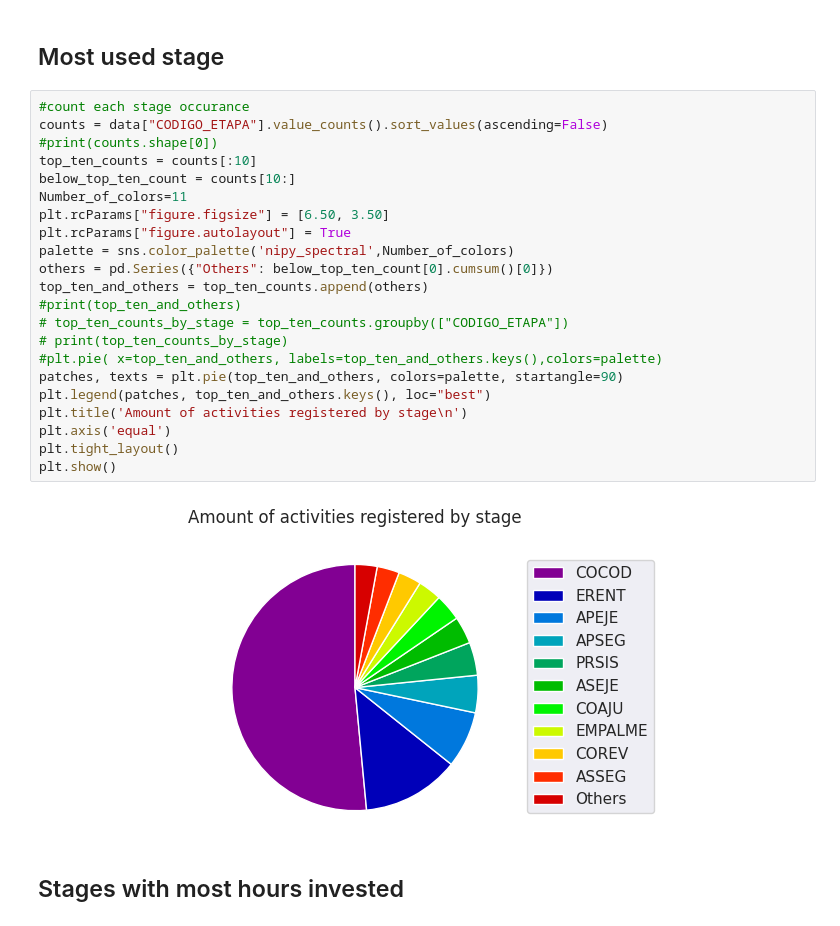
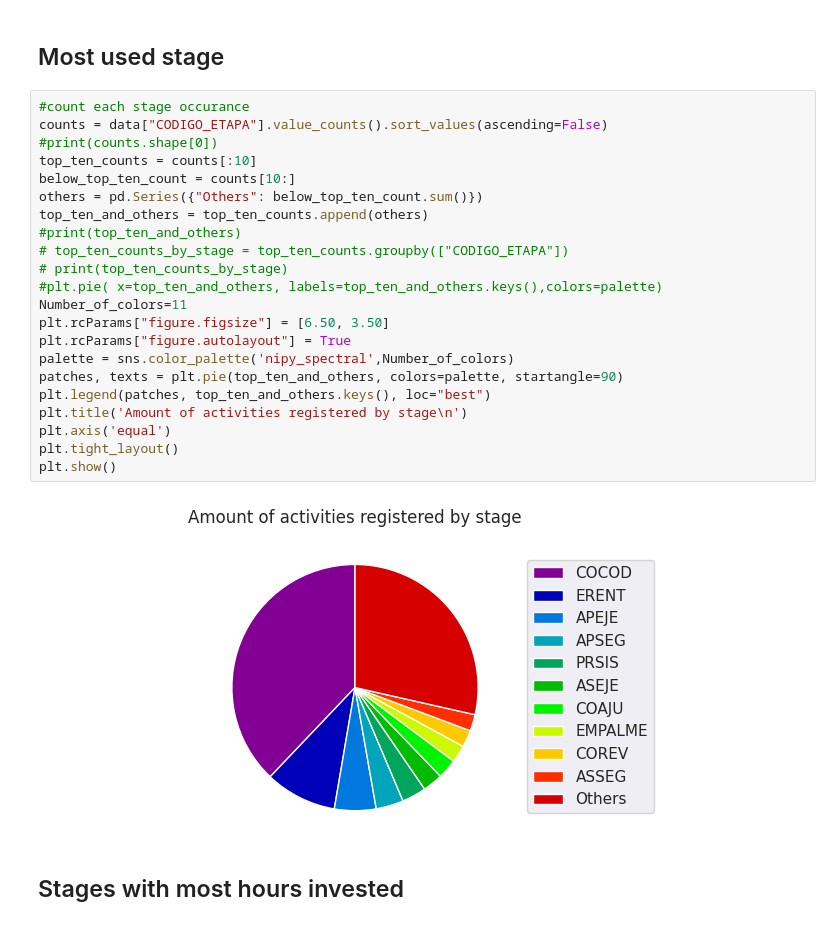
Before and after one commit to jrsalgadoASW/hw4_ares, a Jupyter notebook: model_creation.ipynb, the cells around one changed output. Drawn from its saved outputs; the diff is of its cells as text.

Commit message:
others count fix

```diff
--- a/model_creation.ipynb
+++ b/model_creation.ipynb
@@ -95,27 +95,27 @@ data
 # %%
 #count each stage occurance
 counts = data["CODIGO_ETAPA"].value_counts().sort_values(ascending=False)
 #print(counts.shape[0])
 top_ten_counts = counts[:10]
 below_top_ten_count = counts[10:]
-Number_of_colors=11
-plt.rcParams["figure.figsize"] = [6.50, 3.50]
-plt.rcParams["figure.autolayout"] = True
-palette = sns.color_palette('nipy_spectral',Number_of_colors)
-others = pd.Series({"Others": below_top_ten_count[0].cumsum()[0]})
+others = pd.Series({"Others": below_top_ten_count.sum()})
 top_ten_and_others = top_ten_counts.append(others)
 #print(top_ten_and_others)
 # top_ten_counts_by_stage = top_ten_counts.groupby(["CODIGO_ETAPA"])
 # print(top_ten_counts_by_stage)
 #plt.pie( x=top_ten_and_others, labels=top_ten_and_others.keys(),colors=palette)
+Number_of_colors=11
+plt.rcParams["figure.figsize"] = [6.50, 3.50]
+plt.rcParams["figure.autolayout"] = True
+palette = sns.color_palette('nipy_spectral',Number_of_colors)
 patches, texts = plt.pie(top_ten_and_others, colors=palette, startangle=90)
 plt.legend(patches, top_ten_and_others.keys(), loc="best")
 plt.title('Amount of activities registered by stage\n')
 plt.axis('equal')
 plt.tight_layout()
 plt.show()
 # %% [output]
-[figure, old version]
+[figure, new version]
 # %% [markdown]
 ## Stages with most hours invested
 # %%
```
Also changed, not shown: parts of 1 cell of this notebook.
